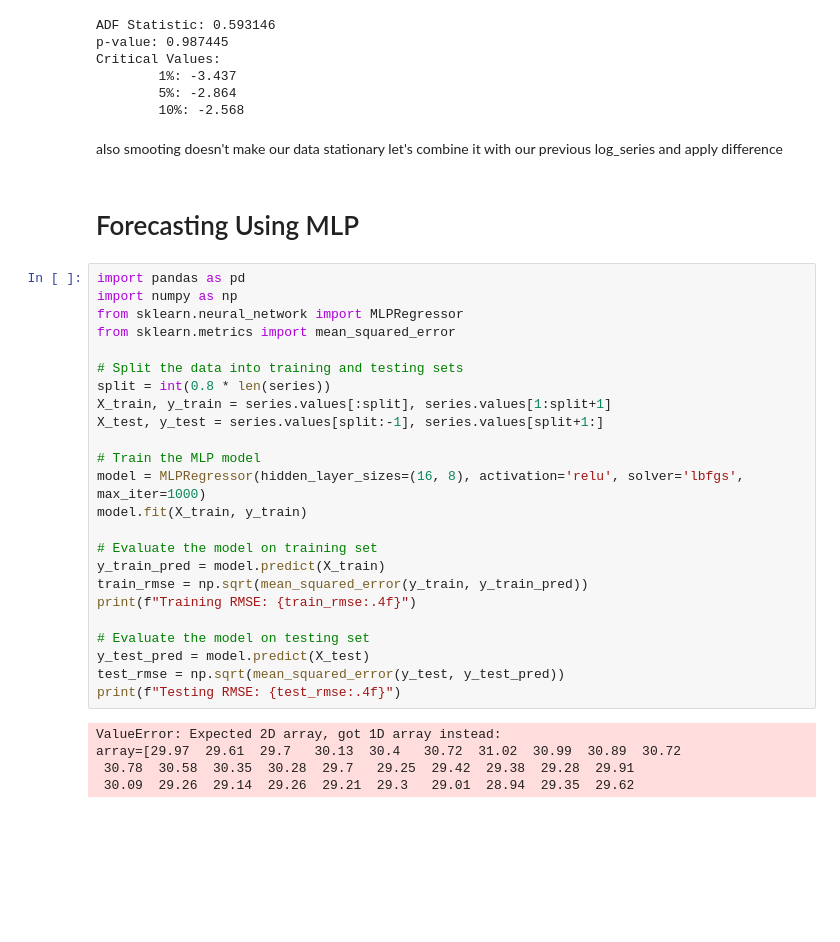
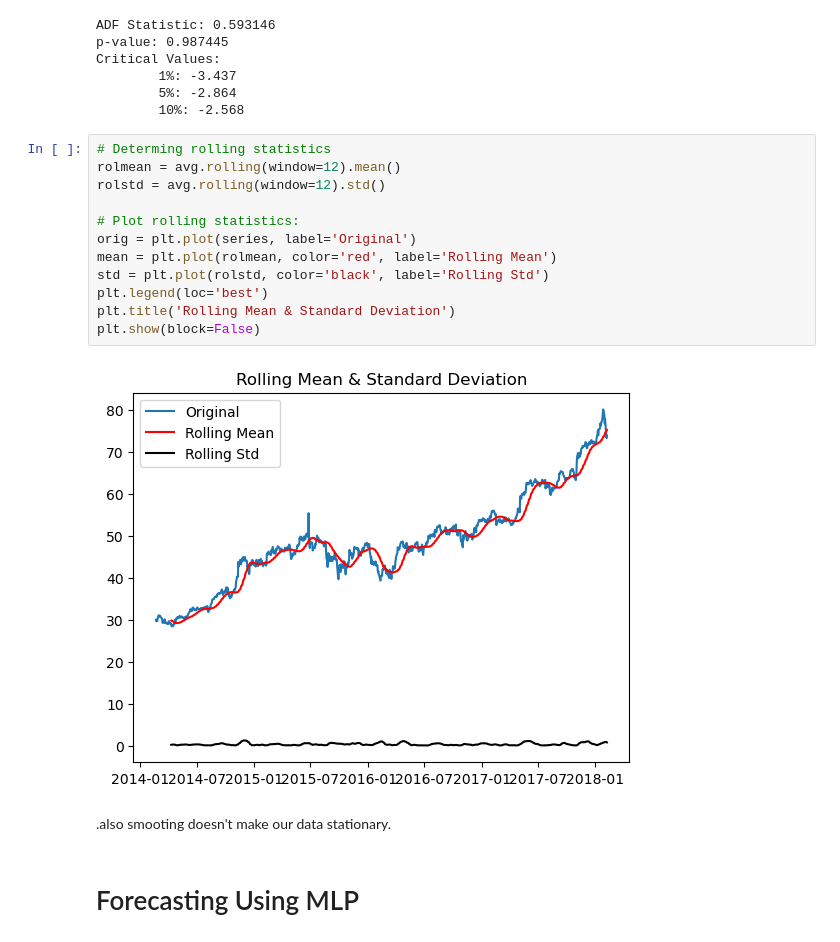
Before and after one commit to bkmarwen/Volatility-Forecasting, a Jupyter notebook: Index.ipynb, the cells around one changed output. Drawn from its saved outputs; the diff is of its cells as text; blank space fills up the shorter version.

```diff
--- a/Index.ipynb
+++ b/Index.ipynb
@@ -335,36 +353,21 @@ Critical Values:
         1%: -3.437
         5%: -2.864
         10%: -2.568
+# %%
+# Determing rolling statistics
+rolmean = avg.rolling(window=12).mean()
+rolstd = avg.rolling(window=12).std()
+
+# Plot rolling statistics:
+orig = plt.plot(series, label='Original')
+mean = plt.plot(rolmean, color='red', label='Rolling Mean')
+std = plt.plot(rolstd, color='black', label='Rolling Std')
+plt.legend(loc='best')
+plt.title('Rolling Mean & Standard Deviation')
+plt.show(block=False)
+# %% [output]
+[figure, added]
 # %% [markdown]
-also smooting doesn't make our data stationary let's combine it with our previous log_series and apply difference
+.also smooting doesn't make our data stationary.
 # %% [markdown]
 # Forecasting Using MLP
-# %%
-import pandas as pd
-import numpy as np
-from sklearn.neural_network import MLPRegressor
-from sklearn.metrics import mean_squared_error
-
-# Split the data into training and testing sets
-split = int(0.8 * len(series))
-X_train, y_train = series.values[:split], series.values[1:split+1]
-X_test, y_test = series.values[split:-1], series.values[split+1:]
-
-# Train the MLP model
-model = MLPRegressor(hidden_layer_sizes=(16, 8), activation='relu', solver='lbfgs', max_iter=1000)
-model.fit(X_train, y_train)
-
-# Evaluate the model on training set
-y_train_pred = model.predict(X_train)
-train_rmse = np.sqrt(mean_squared_error(y_train, y_train_pred))
-print(f"Training RMSE: {train_rmse:.4f}")
-
-# Evaluate the model on testing set
-y_test_pred = model.predict(X_test)
-test_rmse = np.sqrt(mean_squared_error(y_test, y_test_pred))
-print(f"Testing RMSE: {test_rmse:.4f}")
-# %% [output]
-ValueError: Expected 2D array, got 1D array instead:
-array=[29.97  29.61  29.7   30.13  30.4   30.72  31.02  30.99  30.89  30.72
- 30.78  30.58  30.35  30.28  29.7   29.25  29.42  29.38  29.28  29.91
- 30.09  29.26  29.14  29.26  29.21  29.3   29.01  28.94  29.35  29.62
```
Also changed, not shown: parts of 5 cells of this notebook.
